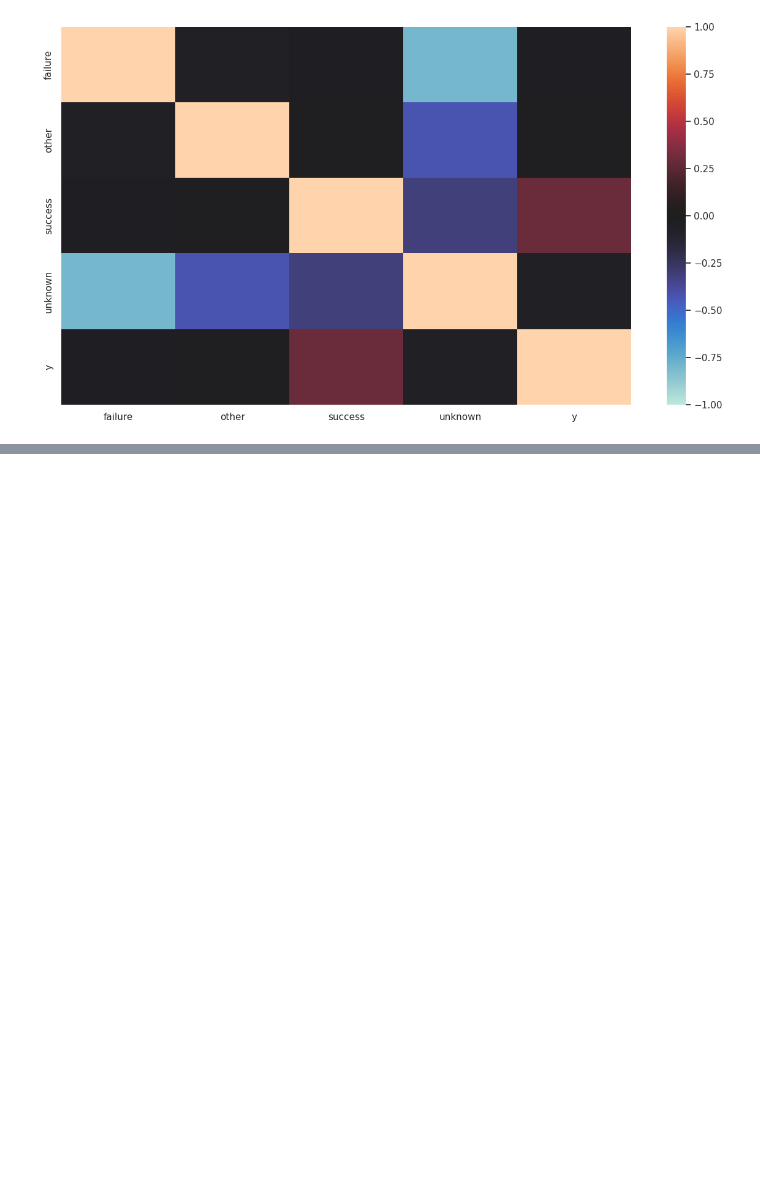
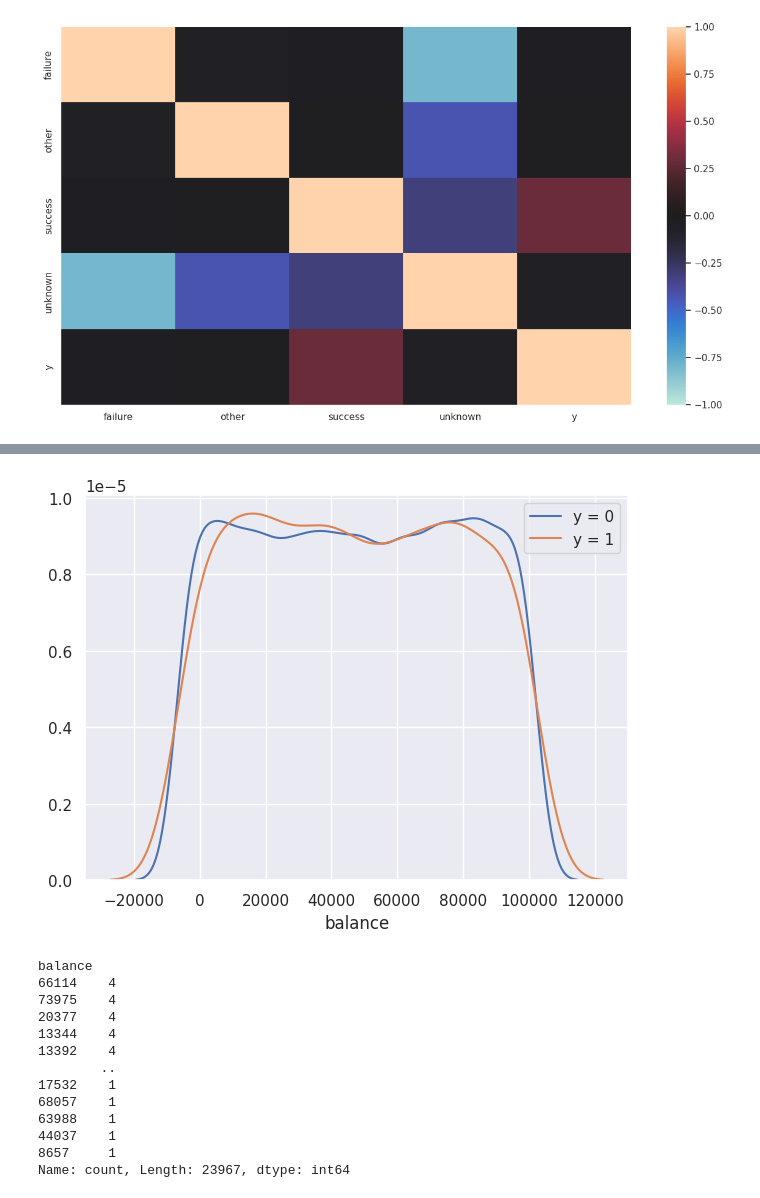
Before and after one commit to Memories-of-Sun-and-Moon/SIGNATE4B_040_Bank_Customer_Tartgeting, a Jupyter notebook: solve.ipynb, the cells around one changed output, grey strips where cells are left out. Cells and saved outputs as stored; diff of their text form; code cells hidden in the pictures; blank space fills up the shorter version.

```diff
--- a/solve.ipynb
+++ b/solve.ipynb
@@ -121,0 +132,24 @@ sns.heatmap(df_poutcome_y_EDA.corr(), vmax=1, vmin=-1, center=0)
+# %%
+# balance と yes/no の比較
+plt.figure(figsize=(7, 5))
+sns.kdeplot(train[train['y'] == 0]['balance'], label='y = 0')
+sns.kdeplot(train[train['y'] == 1]['balance'], label='y = 1')
+plt.legend()
+plt.ylabel('')
+plt.show()
+train['balance'].value_counts()
+# %% [output]
+[figure, added]
+balance
+66114    4
+73975    4
+20377    4
+13344    4
+13392    4
+        ..
+17532    1
+68057    1
+63988    1
+44037    1
+8657     1
+Name: count, Length: 23967, dtype: int64
```
Also changed, not shown: parts of 11 cells of this notebook, 1 other file.
